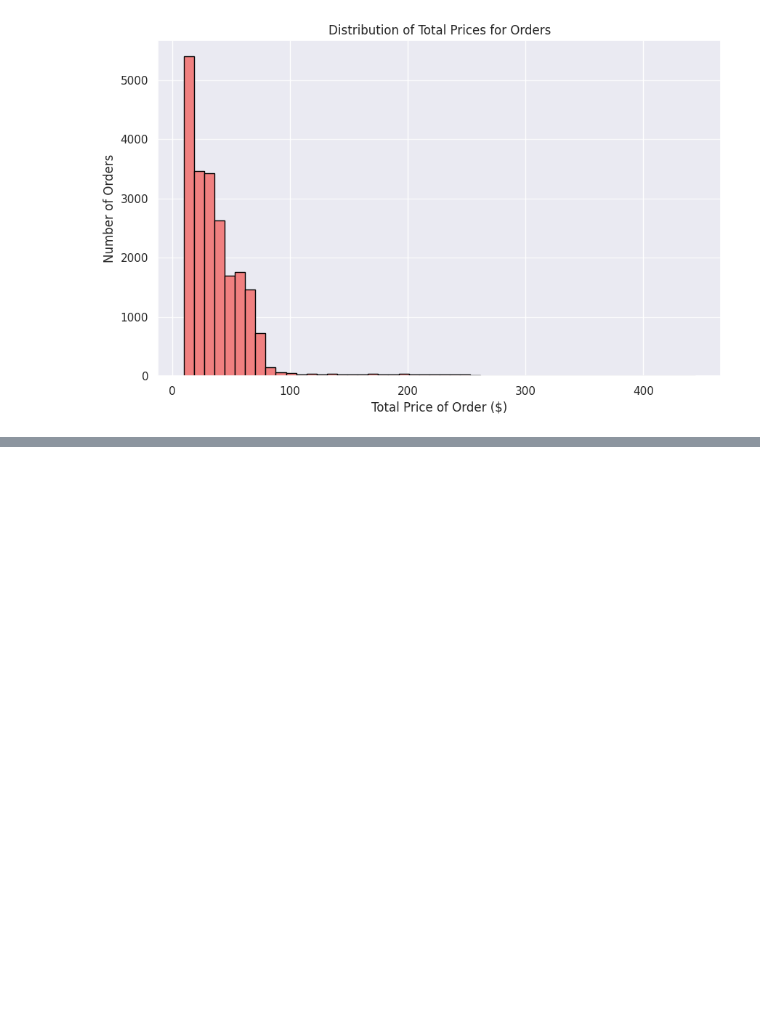
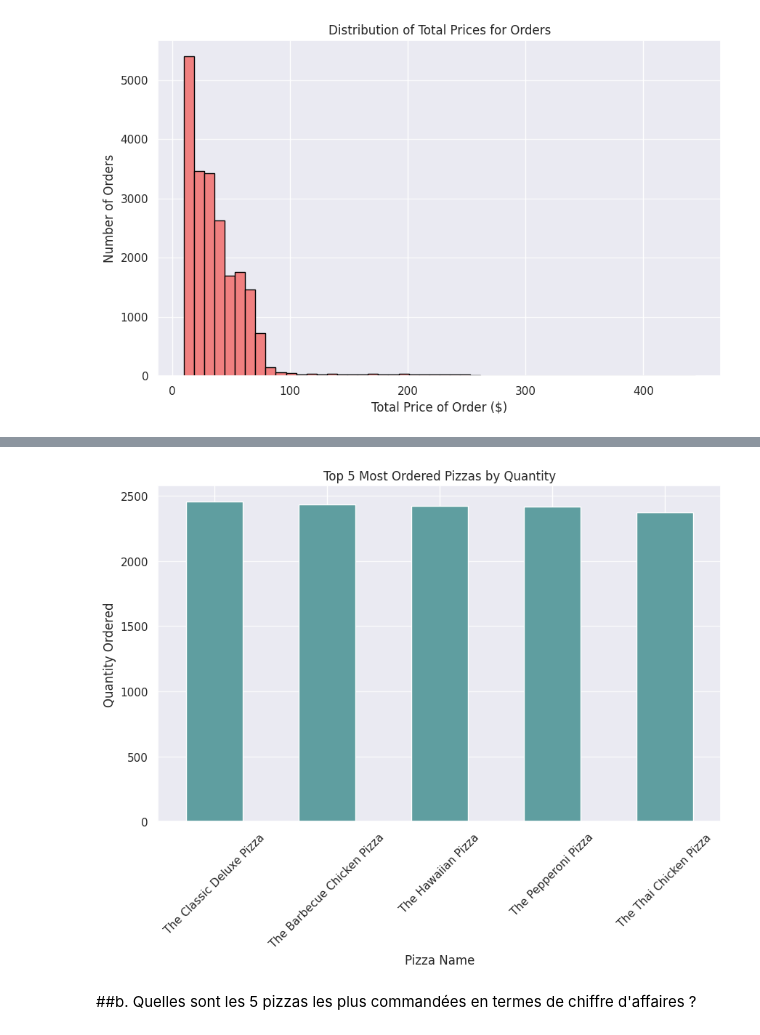
Before and after one commit to Enam88/Pizza-o-jo, a Jupyter notebook: pizza_eda.ipynb, the cells around one changed output, grey strips where cells are left out. Cells and saved outputs as stored; diff of their text form; code cells hidden in the pictures; blank space fills up the shorter version.

```diff
--- a/pizza_eda.ipynb
+++ b/pizza_eda.ipynb
@@ -382,0 +439,4 @@ plt.show()
+# %%
+# Finding the top 5 most ordered pizzas by quantity
+top_pizzas_by_quantity = pizza_sales_df.groupby('pizza_name')['quantity'].sum().sort_values(ascending=False).head(5)
+print(top_pizzas_by_quantity)
@@ -382,0 +451,14 @@ plt.show()
+# %%
+# Visualizing the top 5 most ordered pizzas by quantity
+plt.figure(figsize=(10, 6))
+top_pizzas_by_quantity.plot(kind='bar', color='cadetblue')
+plt.title('Top 5 Most Ordered Pizzas by Quantity')
+plt.xlabel('Pizza Name')
+plt.ylabel('Quantity Ordered')
+plt.xticks(rotation=45)
+plt.grid(axis='y', alpha=0.75)
+plt.show()
+# %% [output]
+[figure, added]
+# %% [markdown]
+##b. Quelles sont les 5 pizzas les plus commandées en termes de chiffre d'affaires ?
```
Also changed, not shown: parts of 10 cells of this notebook.
